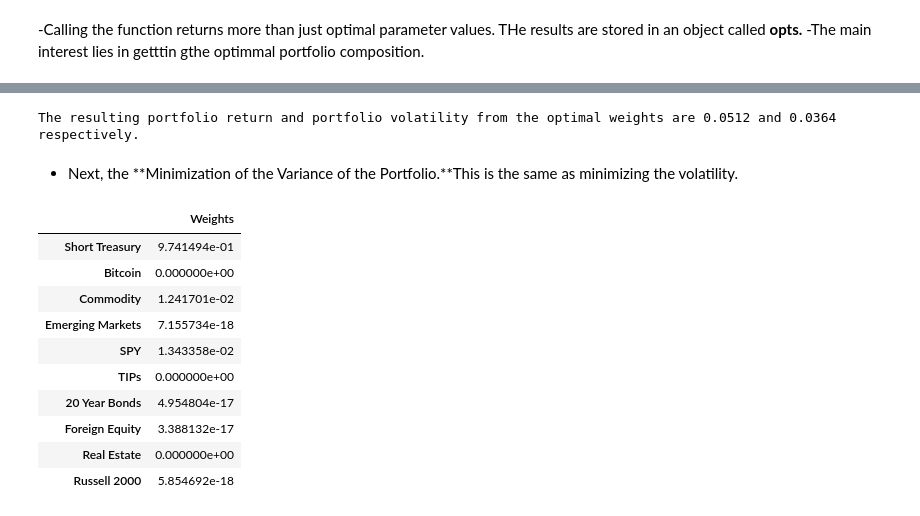
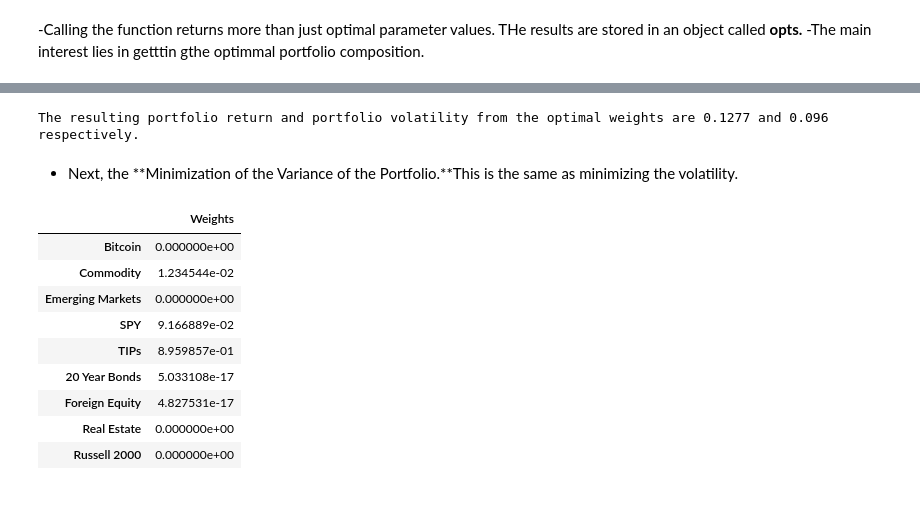
Before and after one commit to dcstein22/economics, a Jupyter notebook: Tech_Presentation.ipynb, the cells around one changed output, grey strips where cells are left out. Cells and saved outputs as stored; diff of their text form; code cells hidden in the pictures.

```diff
--- a/Tech_Presentation.ipynb
+++ b/Tech_Presentation.ipynb
@@ -22,10 +22,10 @@ mpl.rcParams['font.family'] = 'serif'
 # %%
 # Fetching Data
 
-tickers = "SPY ^RUT BTC-USD EEM TIP VEA TLT BSV DBC VGSLX"
+tickers = "SPY ^RUT BTC-USD EEM TIP VEA TLT DBC VGSLX"
 start = "2010-01-01"
 end = "2022-09-01"
 adj_close = pd.DataFrame(yf.download(tickers, start, end)["Adj Close"])
 adj_close.dropna(inplace = True)
-adj_close.columns = ["Short Term Bonds", "Bitcoin", "Commodity Index", "Emerging Markets","SPY", "TIPs", "20 Year Bond Fund", "Foreign Equity", "Real Estate", "Russell 2000"]
+adj_close.columns = ["Bitcoin", "Commodity Index", "Emerging Markets","SPY", "TIPs", "20 Year Bond Fund", "Foreign Equity", "Real Estate", "Russell 2000"]
 # %% [output]
@@ -34,5 +34,5 @@ adj_close.columns = ["Short Term Bonds", "Bitcoin", "Commodity Index", "Emerging
 log_returns = np.log(adj_close/adj_close.shift(1))
 log_returns.dropna(inplace = True)
 log_returns.hist(bins = 50, figsize = (15,10))
-noa = 10
+noa = 9
 # %% [output]
@@ -153,21 +148,20 @@ pd.DataFrame(opts['x'], index = ["Short Treasury", "Bitcoin", "Commodity", "Emer
 # %%
 print("The resulting portfolio return and portfolio volatility from the optimal weights are", np.round(port_ret(opts['x']),4), "and",np.round(port_vol(opts["x"]),4), "respectively.")
 # %% [output]
-The resulting portfolio return and portfolio volatility from the optimal weights are 0.0512 and 0.0364 respectively.
+The resulting portfolio return and portfolio volatility from the optimal weights are 0.1277 and 0.096 respectively.
 # %% [markdown]
 - Next, the **Minimization of the Variance of the Portfolio.**This is the same as minimizing the volatility.
 # %%
 optv = sco.minimize(port_vol, eweights, method = "SLSQP", bounds = bnds, constraints = cons)
-pd.DataFrame(optv['x'], index = ["Short Treasury", "Bitcoin", "Commodity", "Emerging Markets", "SPY","TIPs", "20 Year Bonds", "Foreign Equity", "Real Estate", "Russell 2000"], columns = ["Weights"])
+pd.DataFrame(optv['x'], index = [ "Bitcoin", "Commodity", "Emerging Markets", "SPY","TIPs", "20 Year Bonds", "Foreign Equity", "Real Estate", "Russell 2000"], columns = ["Weights"])
 # %% [output]
 |  | Weights |
-| Short Treasury | 9.741494e-01 |
 | Bitcoin | 0.000000e+00 |
-| Commodity | 1.241701e-02 |
-| Emerging Markets | 7.155734e-18 |
-| SPY | 1.343358e-02 |
-| TIPs | 0.000000e+00 |
-| 20 Year Bonds | 4.954804e-17 |
-| Foreign Equity | 3.388132e-17 |
+| Commodity | 1.234544e-02 |
+| Emerging Markets | 0.000000e+00 |
+| SPY | 9.166889e-02 |
+| TIPs | 8.959857e-01 |
+| 20 Year Bonds | 5.033108e-17 |
+| Foreign Equity | 4.827531e-17 |
 | Real Estate | 0.000000e+00 |
-| Russell 2000 | 5.854692e-18 |
+| Russell 2000 | 0.000000e+00 |
```
Also changed, not shown: parts of 9 cells of this notebook.
